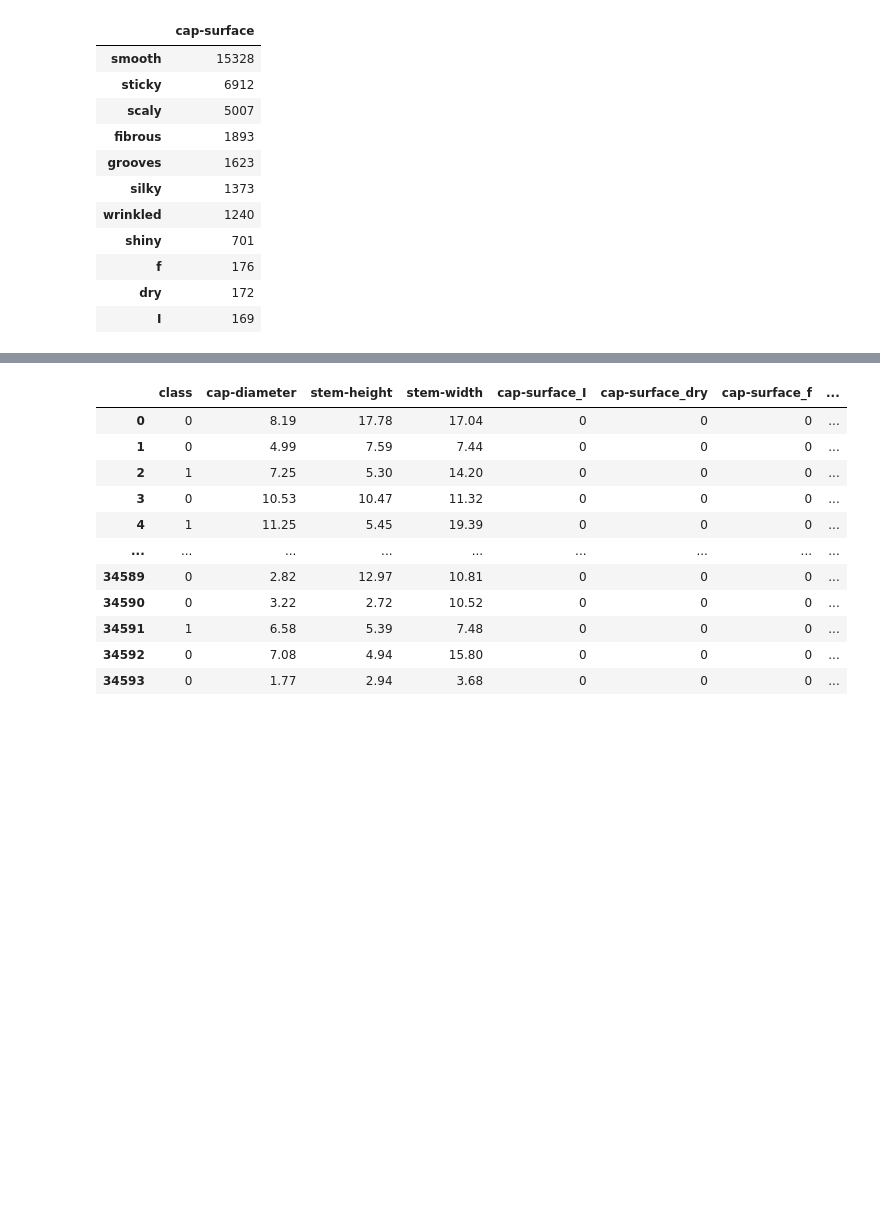
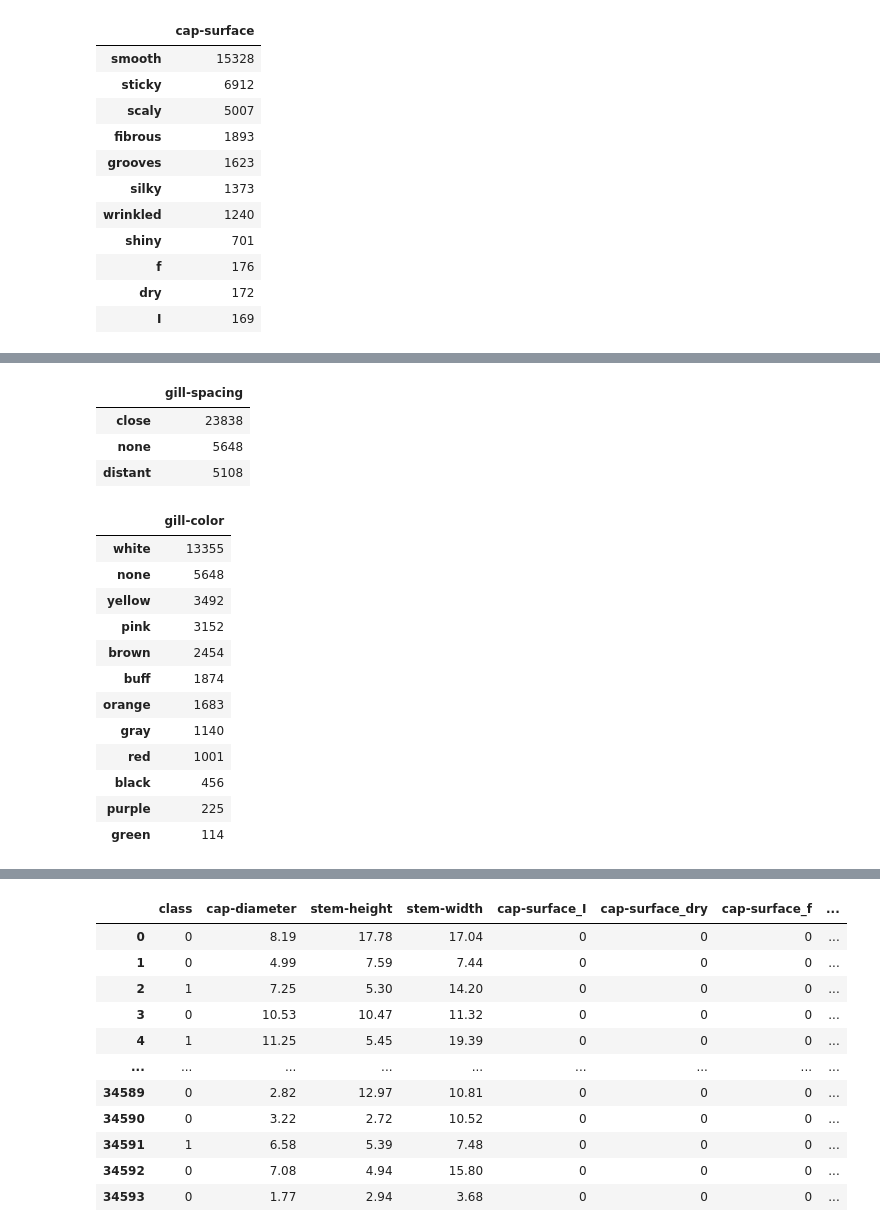
Before and after one commit to lauragabrielson/Mushroom_Classifier, a Jupyter notebook: NA data generation/North American Mushrooms - secondary data.ipynb, the cells around one changed output, grey strips where cells are left out. Saved outputs shown, nothing was run; the diff lists cells and outputs as text; code cells hidden in the pictures; blank space fills up the shorter version.

```diff
--- a/NA data generation/North American Mushrooms - secondary data.ipynb
+++ b/NA data generation/North American Mushrooms - secondary data.ipynb
@@ -96,0 +135,27 @@ cap_surface_df
+# %%
+gill_spacing_df = data["gill-spacing"].value_counts()
+gill_spacing_df = pd.DataFrame(gill_spacing_df)
+gill_spacing_df
+# %% [output]
+|  | gill-spacing |
+| close | 23838 |
+| none | 5648 |
+| distant | 5108 |
+# %%
+gill_color_df = data["gill-color"].value_counts()
+gill_color_df = pd.DataFrame(gill_color_df)
+gill_color_df
+# %% [output]
+|  | gill-color |
+| white | 13355 |
+| none | 5648 |
+| yellow | 3492 |
+| pink | 3152 |
+| brown | 2454 |
+| buff | 1874 |
+| orange | 1683 |
+| gray | 1140 |
+| red | 1001 |
+| black | 456 |
+| purple | 225 |
+| green | 114 |
```
Also changed, not shown: parts of 8 cells of this notebook, 5 other files.
